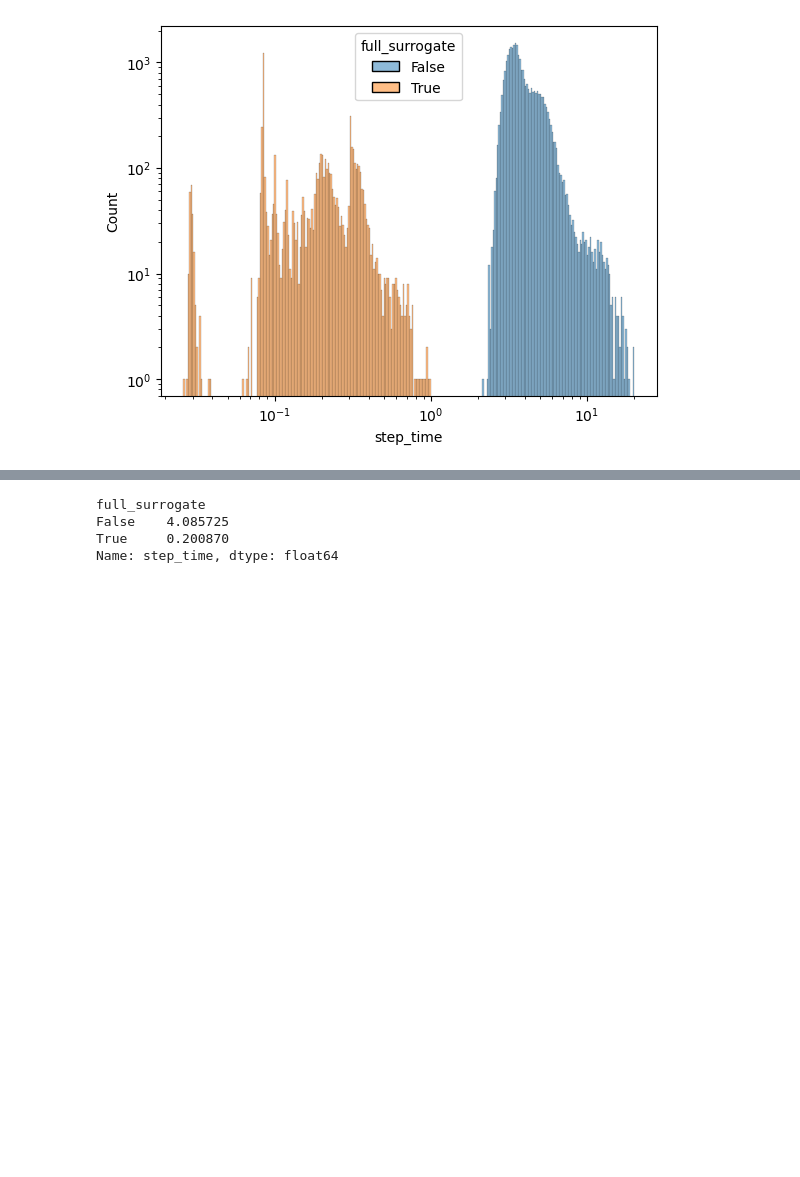
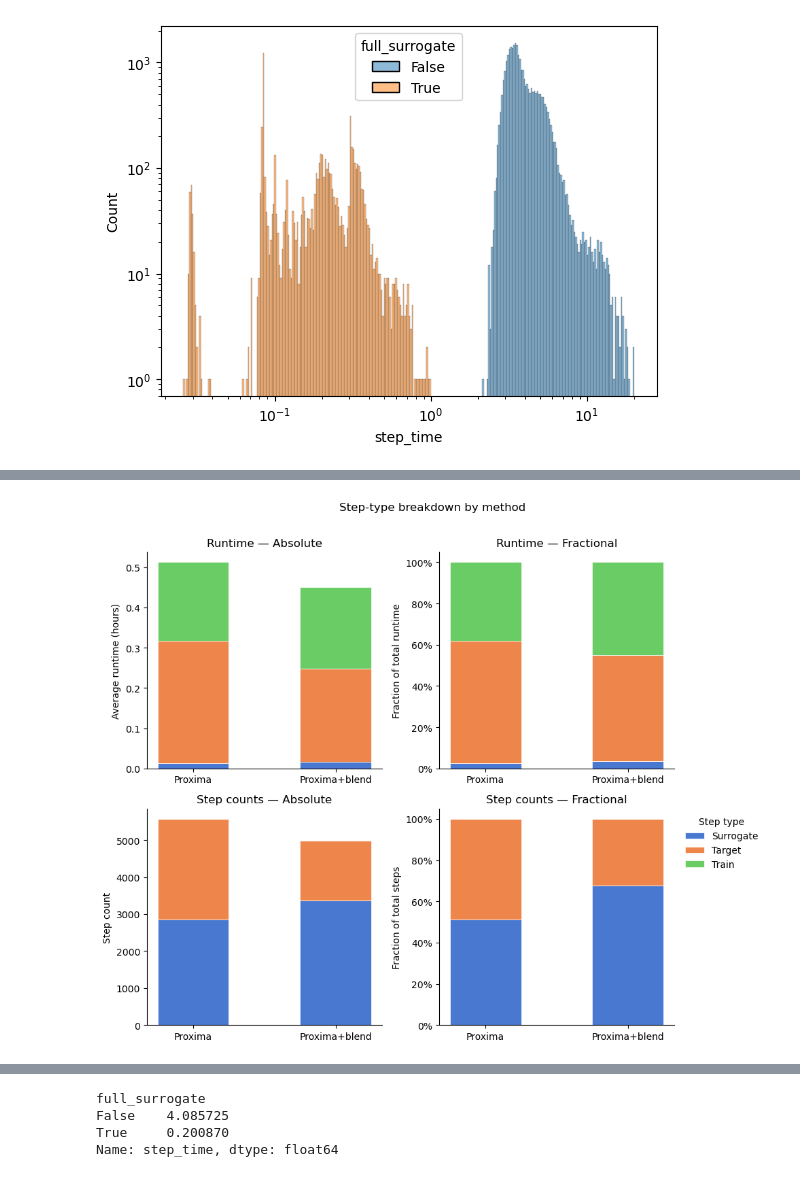
Before and after one commit to globus-labs/cascade, a Jupyter notebook: 2_proxima/RuntimeDeepDive.ipynb, the cells around one changed output, grey strips where cells are left out. Drawn from its saved outputs; the diff is of its cells as text; code cells hidden in the pictures; blank space fills up the shorter version.

```diff
--- a/2_proxima/RuntimeDeepDive.ipynb
+++ b/2_proxima/RuntimeDeepDive.ipynb
@@ -439,0 +666,91 @@ plt.show()
+# %%
+import matplotlib.pyplot as plt
+import matplotlib.ticker as ticker
+import seaborn as sns
+import numpy as np
+
+# ── prep ──────────────────────────────────────────────────────────────────────
+filtered = (
+    data_all_three
+    .query('Method != "DFT (reference)" and timestep > 1022')
+    .copy()
+)
+filtered['Method'] = filtered['Method'].cat.remove_unused_categories()
+
+# Average runtime per step type per Method (sum per run first, then average across runs)
+runtime_breakdown = (
+    filtered
+    .groupby(['hash', 'Method', 'step_type'])['step_time']
+    .sum()
+    .reset_index()
+)
+runtime_breakdown['step_time_hrs'] = runtime_breakdown['step_time'] / 3600
+
+pivot_time = (
+    runtime_breakdown
+    .groupby(['Method', 'step_type'])['step_time_hrs']
+    .mean()
+    .reset_index()
+    .pivot(index='Method', columns='step_type', values='step_time_hrs')
+    .fillna(0)
+)
+
+# Count raw steps per Method directly from filtered data
+pivot_counts = (
+    filtered
+    .groupby(['Method', 'step_type'])['step_time']
+    .count()
+    .reset_index()
+    .pivot(index='Method', columns='step_type', values='step_time')
+    .fillna(0)
+)
+
+step_types = ['Surrogate', 'Target', 'Train']
+palette    = sns.color_palette('muted', n_colors=len(step_types))
+color_map  = dict(zip(step_types, palette))
+
+# ── figure ────────────────────────────────────────────────────────────────────
+fig, axes = plt.subplots(2, 2, figsize=(10, 8))
+fig.suptitle('Step-type breakdown by method', fontsize=12, y=1.01)
+
+width = 0.5
+
+for row, (pivot, ylabel_abs, title_abs, ylabel_frac) in enumerate([
+    (pivot_time,   'Average runtime (hours)', 'Runtime — Absolute',    'Fraction of total runtime'),
+    (pivot_counts, 'Step count',              'Step counts — Absolute', 'Fraction of total steps'),
+]):
+    x = np.arange(len(pivot))
+
+    for col, normalize in enumerate([False, True]):
+        ax = axes[row, col]
+        bottoms = np.zeros(len(pivot))
+
+        for stype in step_types:
+            vals = pivot[stype].values.astype(float)
+            if normalize:
+                totals = pivot[step_types].sum(axis=1).values.astype(float)
+                with np.errstate(invalid='ignore', divide='ignore'):
+                    vals = np.where(totals == 0, 0, vals / totals)
+            ax.bar(x, vals, width, bottom=bottoms,
+                   color=color_map[stype], label=stype, edgecolor='white', linewidth=0.5)
+            bottoms += vals
+
+        ax.set_xticks(x)
+        ax.set_xticklabels(pivot.index, fontsize=10)
+        ax.spines[['top', 'right']].set_visible(False)
+
+        if normalize:
+            ax.set_ylabel(ylabel_frac)
+            ax.yaxis.set_major_formatter(ticker.PercentFormatter(xmax=1))
+            ax.set_title(title_abs.replace('Absolute', 'Fractional'))
+        else:
+            ax.set_ylabel(ylabel_abs)
+            ax.set_title(title_abs)
+
+axes[1, 1].legend(title='Step type', bbox_to_anchor=(1.01, 1), loc='upper left', frameon=False)
+
+plt.tight_layout()
+plt.savefig('runtime_breakdown_avg.png', dpi=150, bbox_inches='tight')
+plt.show()
+# %% [output]
+[figure, added]
```
Also changed, not shown: parts of 35 cells of this notebook, 2 other files.
